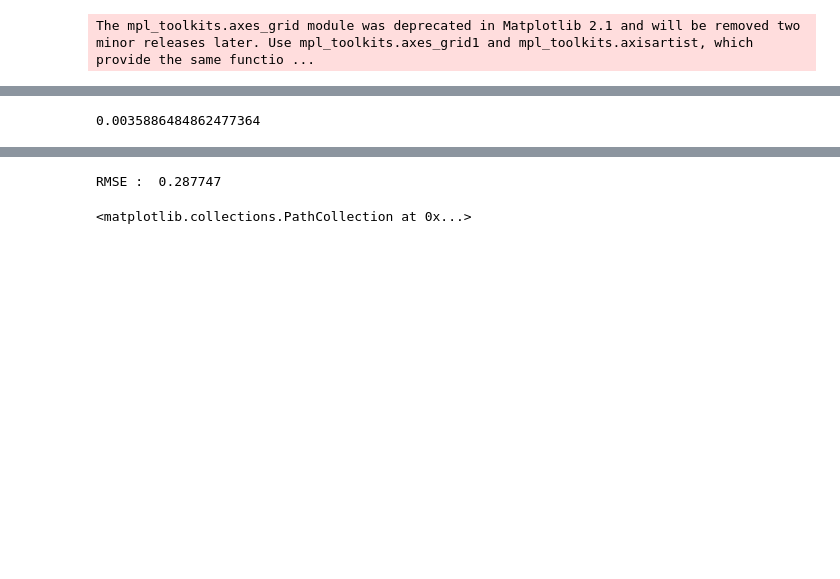
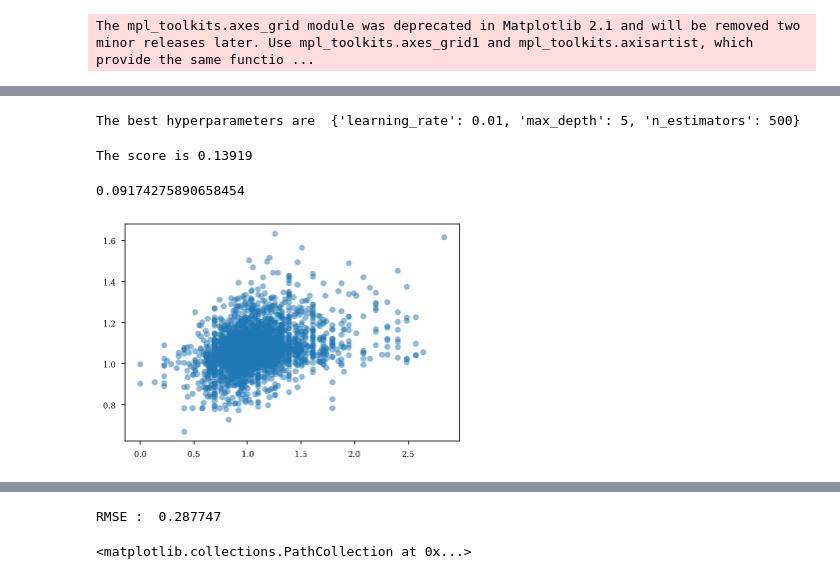
Before and after one commit to ryanharvey1/ripple_heterogeneity, a Jupyter notebook: scripts/readout/predict_downsteam.ipynb, the cells around one changed output, grey strips where cells are left out. Drawn from its saved outputs; the diff is of its cells as text; code cells hidden in the pictures; blank space fills up the shorter version.

```diff
--- a/scripts/readout/predict_downsteam.ipynb
+++ b/scripts/readout/predict_downsteam.ipynb
@@ -113,5 +150,18 @@ mse
-# %%
-reg = Ridge().fit(X_train, y_train)
-reg.score(X_test, y_test)
-# %% [output]
-0.0035886484862477364
+# %%
+import xgboost as xgb
+from sklearn.metrics import mean_squared_error as MSE
+
+from sklearn.model_selection import GridSearchCV
+# set up our search grid
+param_grid = {"max_depth":    [4, 5],
+              "n_estimators": [500, 600, 700],
+              "learning_rate": [0.01, 0.015]}
+
+regressor = xgb.XGBRegressor(seed = 123, eval_metric='rmsle')
+
+# try out every combination of the above values
+search = GridSearchCV(regressor, param_grid, cv=5).fit(X_train, y_train)
+
+print("The best hyperparameters are ",search.best_params_)
+# %% [output]
+The best hyperparameters are  {'learning_rate': 0.01, 'max_depth': 5, 'n_estimators': 500}
@@ -118 +176,19 @@ reg.score(X_test, y_test)
+# %%
+from sklearn.metrics import mean_squared_log_error
+RMSLE = np.sqrt( mean_squared_log_error(y_test, predictions) )
+print("The score is %.5f" % RMSLE )
+
+mse = mean_squared_error(y_test, predictions)
+mse
+# %% [output]
+The score is 0.13919
+0.09174275890658454
+# %%
+plt.scatter(y_test,predictions,alpha=0.5)
+# plt.axis("square")
+# plt.xlim(-.5,2.5)
+# plt.ylim(-.5,2.5)
+plt.show()
+# %% [output]
+[figure, added]
 # %%
```
Also changed, not shown: parts of 16 cells of this notebook.
